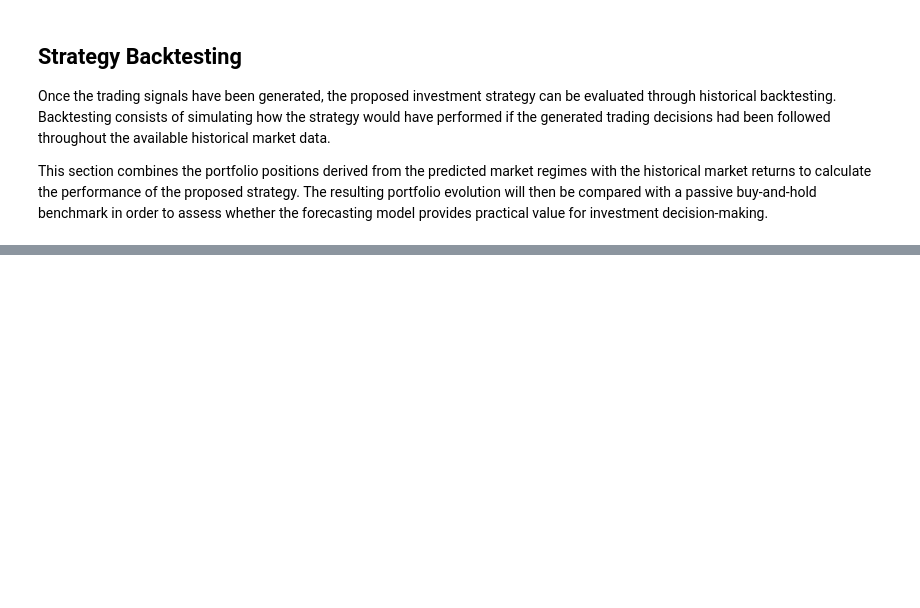
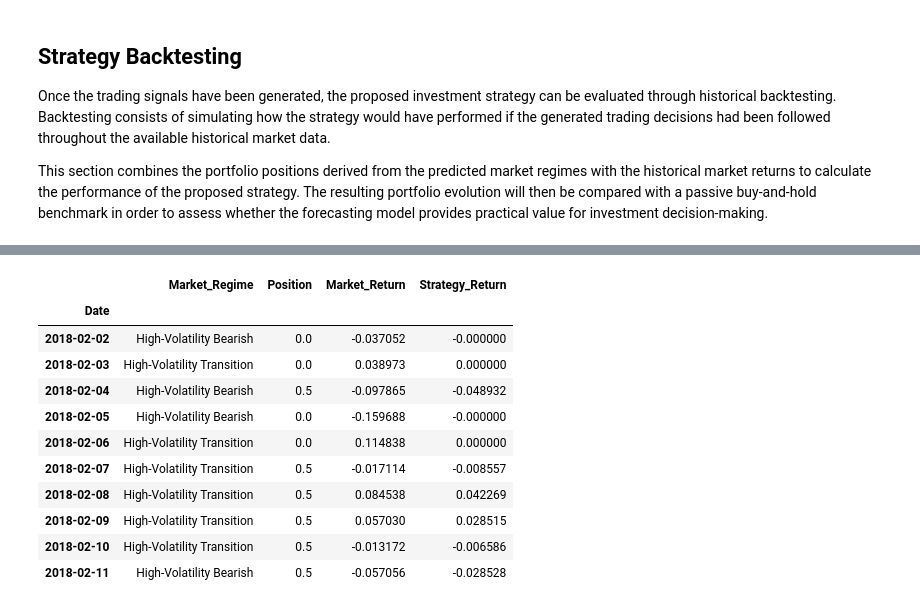
Before and after one commit to GaelRendon/Financial-market-regime-detetcion-system, a Jupyter notebook: notebooks/08_strategy_evaluation.ipynb, the cells around one changed output, grey strips where cells are left out. Cells and saved outputs as stored; diff of their text form; code cells hidden in the pictures; blank space fills up the shorter version.

```diff
--- a/notebooks/08_strategy_evaluation.ipynb
+++ b/notebooks/08_strategy_evaluation.ipynb
@@ -230,0 +354,32 @@ This section combines the portfolio positions derived from the predicted market
+# %%
+# ============================================
+# Recalculate Strategy Returns
+# ============================================
+
+backtest_df["Strategy_Return"] = (
+    backtest_df["Market_Return"] * backtest_df["Position"]
+)
+
+display(
+    backtest_df[
+        [
+            "Market_Regime",
+            "Position",
+            "Market_Return",
+            "Strategy_Return"
+        ]
+    ].head(10)
+)
+# %% [output]
+|  | Market_Regime | Position | Market_Return | Strategy_Return |
+| Date |  |  |  |  |
+| 2018-02-02 | High-Volatility Bearish | 0.0 | -0.037052 | -0.000000 |
+| 2018-02-03 | High-Volatility Transition | 0.0 | 0.038973 | 0.000000 |
+| 2018-02-04 | High-Volatility Bearish | 0.5 | -0.097865 | -0.048932 |
+| 2018-02-05 | High-Volatility Bearish | 0.0 | -0.159688 | -0.000000 |
+| 2018-02-06 | High-Volatility Transition | 0.0 | 0.114838 | 0.000000 |
+| 2018-02-07 | High-Volatility Transition | 0.5 | -0.017114 | -0.008557 |
+| 2018-02-08 | High-Volatility Transition | 0.5 | 0.084538 | 0.042269 |
+| 2018-02-09 | High-Volatility Transition | 0.5 | 0.057030 | 0.028515 |
+| 2018-02-10 | High-Volatility Transition | 0.5 | -0.013172 | -0.006586 |
+| 2018-02-11 | High-Volatility Bearish | 0.5 | -0.057056 | -0.028528 |
```
Also changed, not shown: parts of 7 cells of this notebook.
